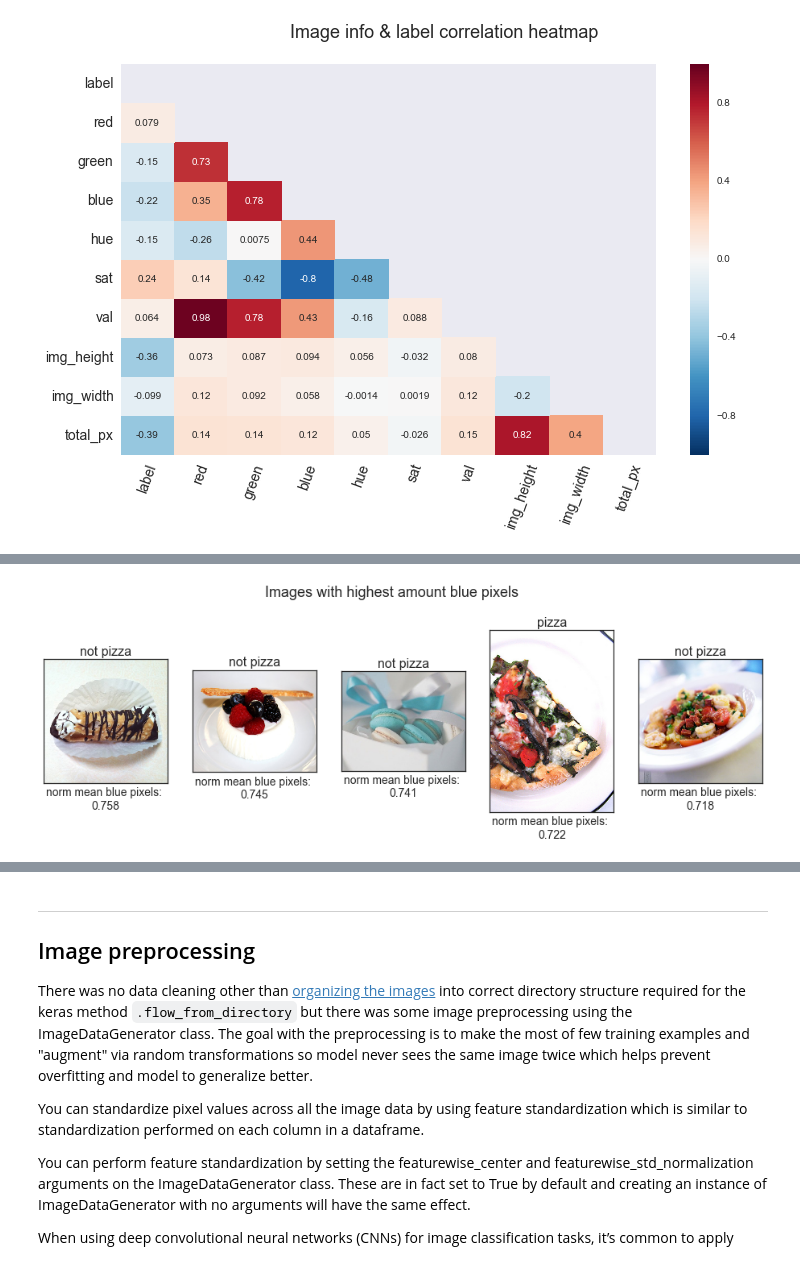
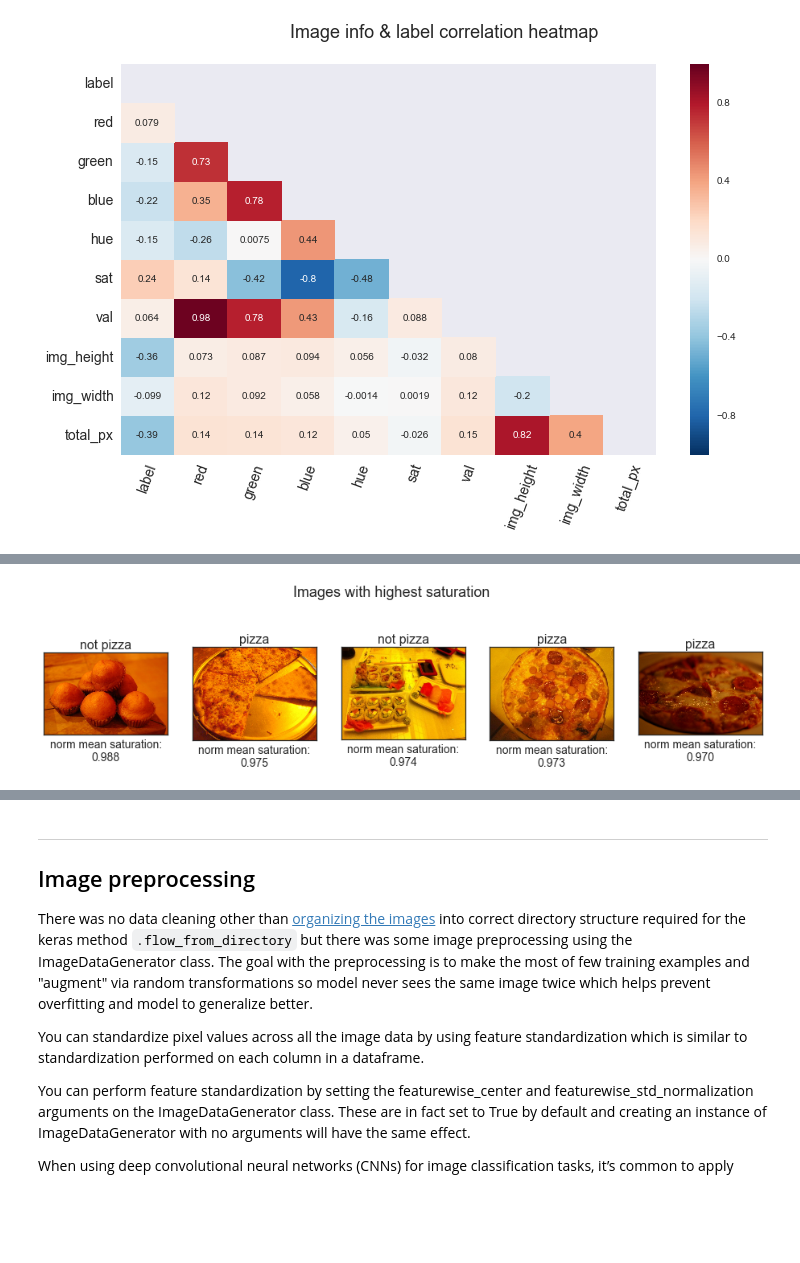
Before and after one commit to vnessified/DSI-SF-2-vnessified, a Jupyter notebook: capstone/technical_report/tech_report.ipynb, the cells around one changed output, grey strips where cells are left out. Drawn from its saved outputs; the diff is of its cells as text; code cells hidden in the pictures; blank space fills up the shorter version.

```diff
--- a/capstone/technical_report/tech_report.ipynb
+++ b/capstone/technical_report/tech_report.ipynb
@@ -29,0 +32,22 @@ from matplotlib import cm as cm
+# %%
+def img_plots(fig_h, path_list, label_df, x_label, variable_df, plot_title):
+    sns.set_style("white")
+    fig, ax = plt.subplots(1,5,figsize=(16,fig_h))
+
+    images_plot = []
+
+    for img in path_list[:5]:
+        image = cv2.imread(img)
+        image_rgb = cv2.cvtColor(image, cv2.COLOR_BGR2RGB)
+        images_plot.append(image_rgb)
+
+    for i in range(5):
+        plt.subplot(1,5,i+1)
+        plt.xticks([], [])
+        plt.yticks([], [])
+        plt.imshow(images_plot[i])
+        label = 'not pizza' if label_df.values[i] == 0 else 'pizza'
+        plt.title(label, size=16)
+        plt.xlabel(x_label + "\n%.3f" % variable_df.values[i], size=14)
+        plt.suptitle(plot_title, size=18)
+    plt.show()
@@ -160,26 +184,5 @@ plt.show()
-# %%
-# display images with highest amount blue pixels
-sns.set_style("white")
-fig, ax = plt.subplots(1,5,figsize=(16,5))
-
-blue_df = img_info.sort_values('blue', ascending=False)
-images_plot = []
-
-for img in blue_df['full_path'][:5]:
-    image = cv2.imread(img)
-    image_rgb = cv2.cvtColor(image, cv2.COLOR_BGR2RGB)
-    images_plot.append(image_rgb)
-
-for i in range(5):
-    plt.subplot(1,5,i+1)
-    plt.xticks([], [])
-    plt.yticks([], [])
-    plt.imshow(images_plot[i])
-    label = 'not pizza' if blue_df.label.values[i] == 0 else 'pizza'
-    plt.title(label, size=16)
-    plt.xlabel("norm mean blue pixels: \n%.3f" % blue_df.blue.values[i], size=14)
-
-plt.suptitle('Images with highest amount blue pixels', size=18)
-plt.show()
-# %% [output]
-[figure, removed]
+# %%
+sat_df = img_info.sort_values('sat', ascending=False)
+img_plots(4, sat_df['full_path'], sat_df.label, "norm mean saturation:", sat_df.sat, 'Images with highest saturation')
+# %% [output]
+[figure, added]
```
Also changed, not shown: parts of 27 cells of this notebook.
